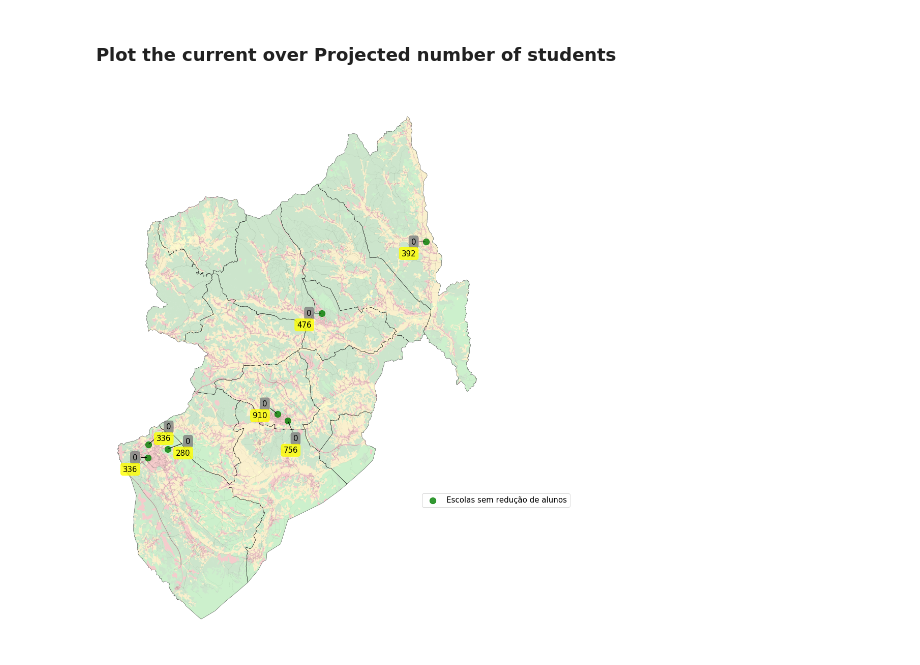
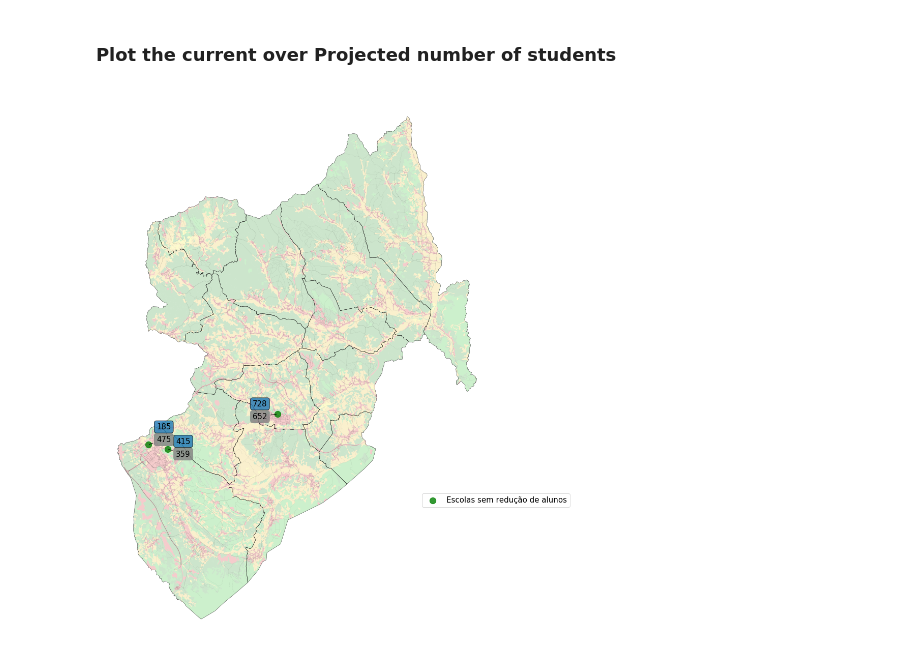
Before and after one commit to fillipefeitosa/gettin, a Jupyter notebook: optimization/School Location - Generic.ipynb, the cells around one changed output. Saved outputs shown, nothing was run; the diff lists cells and outputs as text; code cells hidden in the pictures.

```diff
--- a/optimization/School Location - Generic.ipynb
+++ b/optimization/School Location - Generic.ipynb
@@ -80,3 +94,5 @@ population_projection[["Pre_escolar_Proj_2040", "1_CEB_Proj_2040", "2_CEB_Proj_2
 Index(['Pre_escolar_Proj_2040', '1_CEB_Proj_2040', '2_CEB_Proj_2040',
        '3_CEB_Proj_2040', 'Secundario_Proj_2040'],
       dtype='object')
+# %%
+population_projection['Secundario_Proj_2040'] = population_projection.Secundario_Proj_2040*0.75
@@ -83,8 +103,8 @@ Index(['Pre_escolar_Proj_2040', '1_CEB_Proj_2040', '2_CEB_Proj_2040',
 # %%
 # Define some school globals to make capacity calculation easier
-schoolSelection = 'Capacida_2_3'
-projectionSelection = 'proj_sum_2_3'
-studentsActualEnrolledSelection = 'Alunos_EPE'
+schoolSelection = 'Capacida_4'
+projectionSelection = 'Secundario_Proj_2040'
+studentsActualEnrolledSelection = 'Alunos_Sec'
 schoolsPre = schools[schools[schoolSelection]>0]
 
 # Used in Demand and Capacity
@@ -237,7 +251,7 @@ for p in capacity:
                 print('  Transport %g units from BGRI %s' % \
                       (transport[w,p].x, w))
                 # Create a list of School and BGRI and the distance to school
-                listOfSchoolAndBgri.append([w,p,distanceMatrix_structure[p,w]])
+                listOfSchoolAndBgri.append([w,p,distanceMatrix_structure[p,w], distanceMatrix_structure[p,w]*transport[w,p].x])
                 tempList.append(transport[w,p].x)
 
         print('SUM of School %d : %f' % (p, sum(tempList)))
@@ -249,6 +263,6 @@ for p in capacity:
 
     else:
         print('School is %s closed!' % p)
-pd_SchoolAndBgri = pd.DataFrame(listOfSchoolAndBgri, columns=['BGRI','school','real_distance'])
+pd_SchoolAndBgri = pd.DataFrame(listOfSchoolAndBgri, columns=['BGRI','school','Unitary_real_distance','pondered_real_distance'])
 pd_SchoolAndStudents = pd.DataFrame(enrolledStudentsCount, columns=['school', 'students'])
 # %% [output]
@@ -272,9 +286,9 @@ SUM of School 32 : 821.686781
 # %%
 # Create the metrics from the pd with alocated demands and real_distance
-schoolsPre['dist_media'] = pd_SchoolAndBgri[['school','real_distance']].groupby('school').mean()
-schoolsPre['dist_min'] = pd_SchoolAndBgri[['school','real_distance']].groupby('school').min()
-schoolsPre['dist_max'] = pd_SchoolAndBgri[['school','real_distance']].groupby('school').max()
-schoolsPre['dist_STDeviation'] = pd_SchoolAndBgri[['school','real_distance']].groupby('school').std()
+schoolsPre['dist_media'] = pd_SchoolAndBgri[['school','Unitary_real_distance']].groupby('school').mean()
+schoolsPre['dist_min'] = pd_SchoolAndBgri[['school','Unitary_real_distance']].groupby('school').min()
+schoolsPre['dist_max'] = pd_SchoolAndBgri[['school','Unitary_real_distance']].groupby('school').max()
+schoolsPre['dist_STDeviation'] = pd_SchoolAndBgri[['school','Unitary_real_distance']].groupby('school').std()
 
 
 # Add to the selected schools how many students are alocated
@@ -560,40 +562,41 @@ schoolsPre.plot(ax=ax, markersize=markersize, color='green', marker='o', alpha=0
 
 # schoolsPre[schoolsPre.students<schoolsPre.loc[:,studentsActualEnrolledSelection]].plot(ax=ax, markersize=markersize, color='#B22222', marker='s', label='Escola com redução de alunos', alpha=0.8, zorder=60)
 
 # IF the school is a closing Candidate
 plt.legend(prop={'size':15}, bbox_to_anchor = (1.2,0.28))
 
 
 for idx, row in schoolsPre.iterrows():
     offset = {'x':-20, 'y':0}
 
 
     # Offset Correction
     offset = {'x':45, 'y':-15} if idx==38 else offset
     offset = {'x':45, 'y':-15} if idx==36 else offset
     offset = {'x':45, 'y':-15} if idx==27 else offset
     offset = {'x':45, 'y':35} if idx==13 else offset
     offset = {'x':0, 'y':-30} if idx==22 else offset
     offset = {'x':45, 'y':15} if idx==20 else offset # 2_3
     offset = {'x':45, 'y':35} if idx==21 else offset # 2_3
     offset = {'x':20, 'y':-35} if idx==10 else offset # 2_3
     offset = {'x':-20, 'y':20} if idx==32 else offset # 2_3
+
+    ax.annotate(int(row['students']), xy=(row['geometry'].x,row['geometry'].y),
+             xytext=(offset['x'], offset['y']), textcoords='offset points',
+             size=15, ha='right', va="center",zorder=200,
+             bbox=dict(boxstyle="round", alpha=0.8)
+             );
     ax.annotate(int(row[studentsActualEnrolledSelection]), xy=(row['geometry'].x,row['geometry'].y),
-             xytext=(offset['x'], offset['y']), textcoords='offset points',
+             xytext=(offset['x'], offset['y']-25), textcoords='offset points',
              size=15, ha='right', va="center",zorder=200,
              bbox=dict(boxstyle="round", alpha=0.8, color='gray'),
              arrowprops=dict(arrowstyle="-", alpha=1));
-    ax.annotate(int(row[schoolSelection]), xy=(row['geometry'].x,row['geometry'].y),
-             xytext=(offset['x'], offset['y']-23), textcoords='offset points',
-             size=15, ha='right', va="center",zorder=200,
-             bbox=dict(boxstyle="round", alpha=0.8, color='yellow')
-             );
 
 
 # 1000 is the magic number
 # schoolsPre.plot(ax=ax, markersize=150, color='green', marker='o', label='centroid', alpha=0.8, zorder=1000)
 # %% [output]
-[figure, old version]
+[figure, new version]
 # %%
 schoolsPre.to_excel(schoolSelection + '.xls')
 # %%
```
Also changed, not shown: parts of 21 cells of this notebook, 4 other files.
